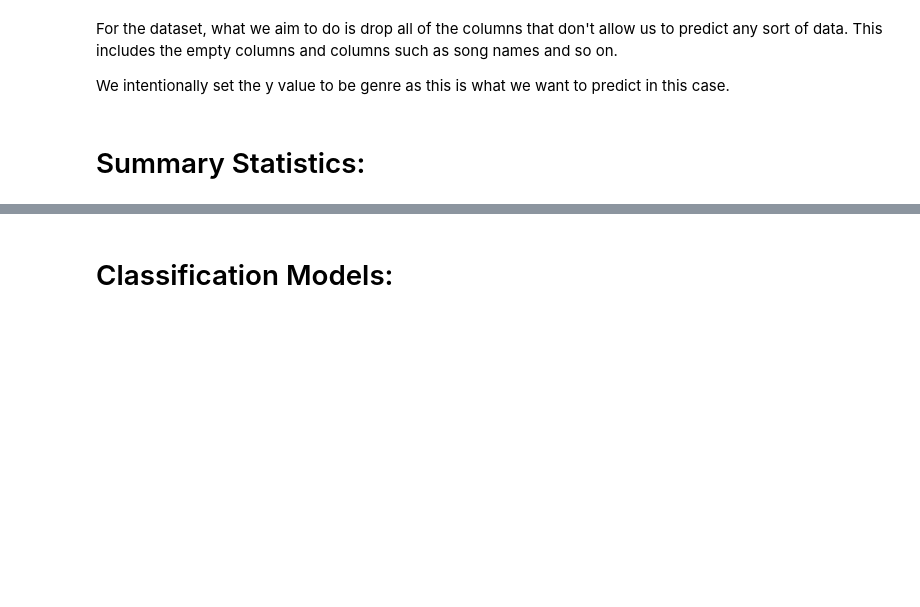
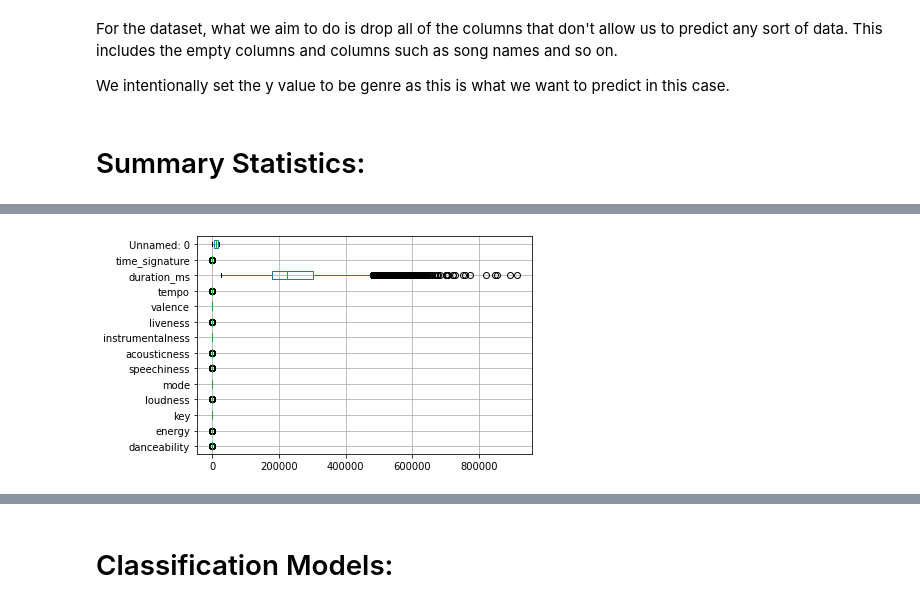
Before and after one commit to by-edu/prj2-preprocessing, a Jupyter notebook: src/prj2.ipynb, the cells around one changed output, grey strips where cells are left out. Saved outputs shown, nothing was run; the diff lists cells and outputs as text; code cells hidden in the pictures; blank space fills up the shorter version.

```diff
--- a/src/prj2.ipynb
+++ b/src/prj2.ipynb
@@ -117,0 +114,6 @@ trap             0.97300  1.000
+# %%
+# bp = plt.boxplot(,vert=False)
+dataset.boxplot(vert=False)
+plt.show()
+# %% [output]
+[figure, added]
```
Also changed, not shown: parts of 19 cells of this notebook.
